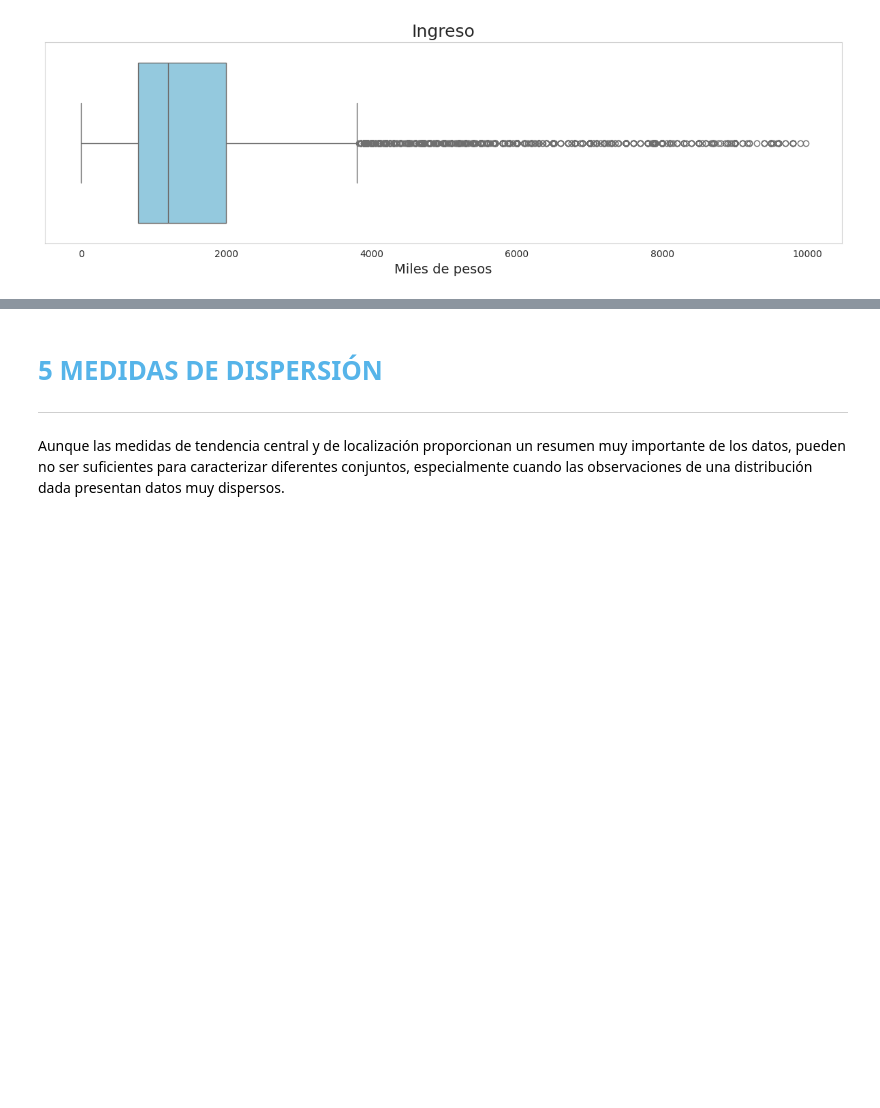
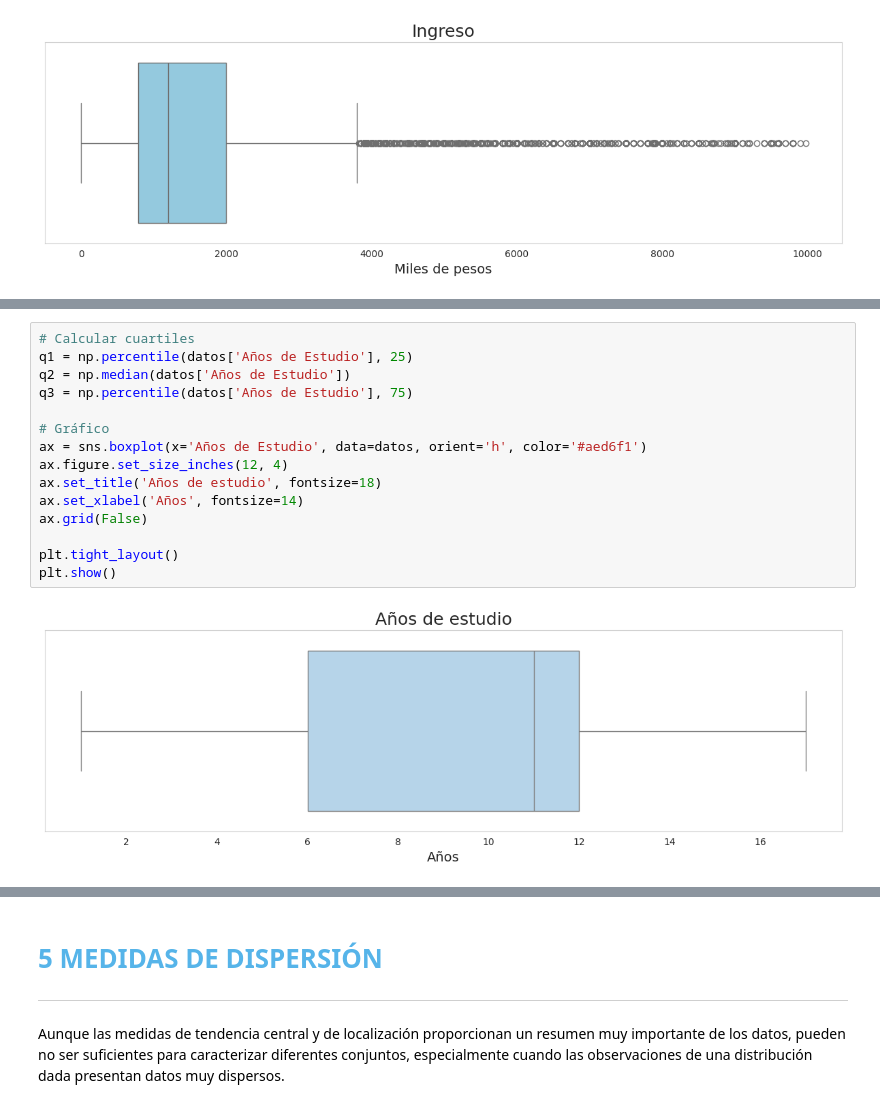
Before and after one commit to r2x4/machine_alura_oracle, a Jupyter notebook: frecuencia_medidas/colab_estadistica.ipynb.ipynb, the cells around one changed output, grey strips where cells are left out. Drawn from its saved outputs; the diff is of its cells as text; blank space fills up the shorter version.

```diff
--- a/frecuencia_medidas/colab_estadistica.ipynb.ipynb
+++ b/frecuencia_medidas/colab_estadistica.ipynb.ipynb
@@ -1372,3 +1431,20 @@ plt.show()
+# %%
+# Calcular cuartiles
+q1 = np.percentile(datos['Años de Estudio'], 25)
+q2 = np.median(datos['Años de Estudio'])
+q3 = np.percentile(datos['Años de Estudio'], 75)
+
+# Gráfico
+ax = sns.boxplot(x='Años de Estudio', data=datos, orient='h', color='#aed6f1')
+ax.figure.set_size_inches(12, 4)
+ax.set_title('Años de estudio', fontsize=18)
+ax.set_xlabel('Años', fontsize=14)
+ax.grid(False)
+
+plt.tight_layout()
+plt.show()
+# %% [output]
+[figure, added]
 # %% [markdown]
 <img src='https://caelum-online-public.s3.amazonaws.com/ESP-1752-estadistica-con-python-parte1/img006.png' width='80%'>
 # %% [markdown]
```
Also changed, not shown: parts of 6 cells of this notebook.
